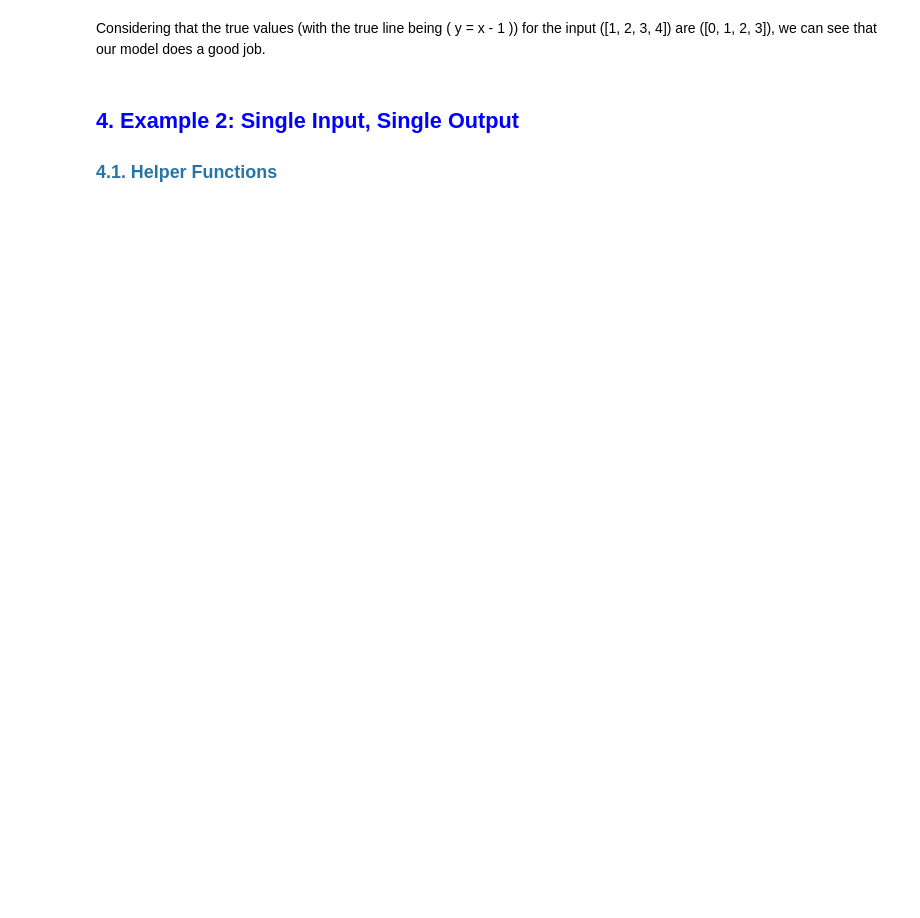
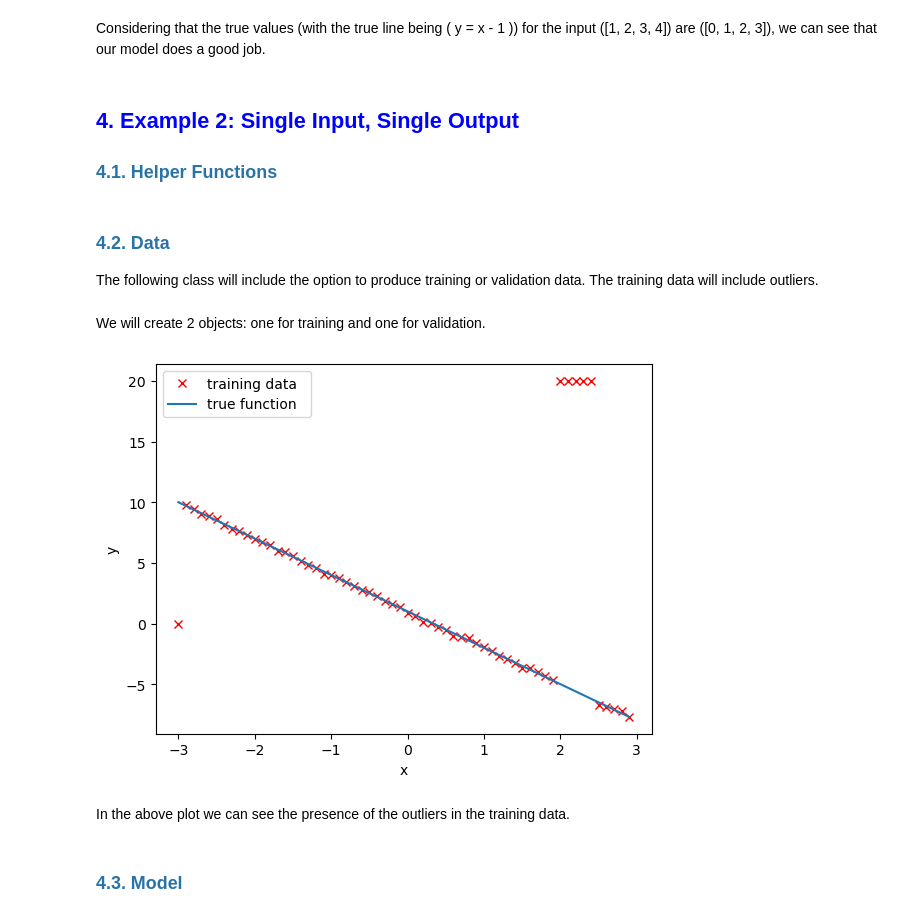
Before and after one commit to MNGARCIA085/AI-Frameworks-Learning, a Jupyter notebook: PyTorch/5. Regression/Regression.ipynb, the cells around one changed output. Drawn from its saved outputs; the diff is of its cells as text; code cells hidden in the pictures; blank space fills up the shorter version.

```diff
--- a/PyTorch/5. Regression/Regression.ipynb
+++ b/PyTorch/5. Regression/Regression.ipynb
@@ -523,0 +536,53 @@ Considering that the true values (with the true line being \( y = x - 1 \)) for
+# %% [markdown]
+<a name="4.2"></a>
+### <font color='#2874a6'> <b> 4.2. Data </b> </font>
+
+The following class will include the option to produce training or validation data. The training data will include outliers.
+# %%
+# Define a custom dataset class inheriting from PyTorch's Dataset class
+class Data(Dataset):
+
+    # Constructor: Initializes the dataset
+    def __init__(self, train=True):
+        # Generate input data: x values in the range [-3, 3) with step 0.1, reshaped to column vector
+        self.x = torch.arange(-3, 3, 0.1).view(-1, 1)
+
+        # Define the true function: f = -3x + 1
+        self.f = -3 * self.x + 1
+
+        # Add some noise to the output values, creating the noisy y values
+        self.y = self.f + 0.1 * torch.randn(self.x.size())
+
+        # Store the length of the dataset (number of samples)
+        self.len = self.x.shape[0]
+
+        # Introduce outliers if the dataset is for training
+        if train:
+            # Set the first data point as an outlier (y[0] = 0)
+            self.y[0] = 0
+
+            # Set a range of values as outliers (y[50:55] = 20)
+            self.y[50:55] = 20
+        else:
+            # No modifications for the validation dataset
+            pass
+
+    # Getter: Return a specific data point at the given index
+    def __getitem__(self, index):
+        return self.x[index], self.y[index]
+
+    # Get Length: Return the number of data points in the dataset
+    def __len__(self):
+        return self.len
+# %% [markdown]
+We will create 2 objects: one for training and one for validation.
+# %%
+train_data = Data()
+val_data = Data(train = False)
+# %%
+# plot trainig data and true function
+plot_data(train_data)
+# %% [output]
+[figure, added]
+# %% [markdown]
+In the above plot we can see the presence of the outliers in the training data.
@@ -523,0 +592,3 @@ Considering that the true values (with the true line being \( y = x - 1 \)) for
+# %% [markdown]
+<a name="4.3"></a>
+### <font color='#2874a6'> <b> 4.3. Model </b> </font>
```
Also changed, not shown: parts of 41 cells of this notebook.
